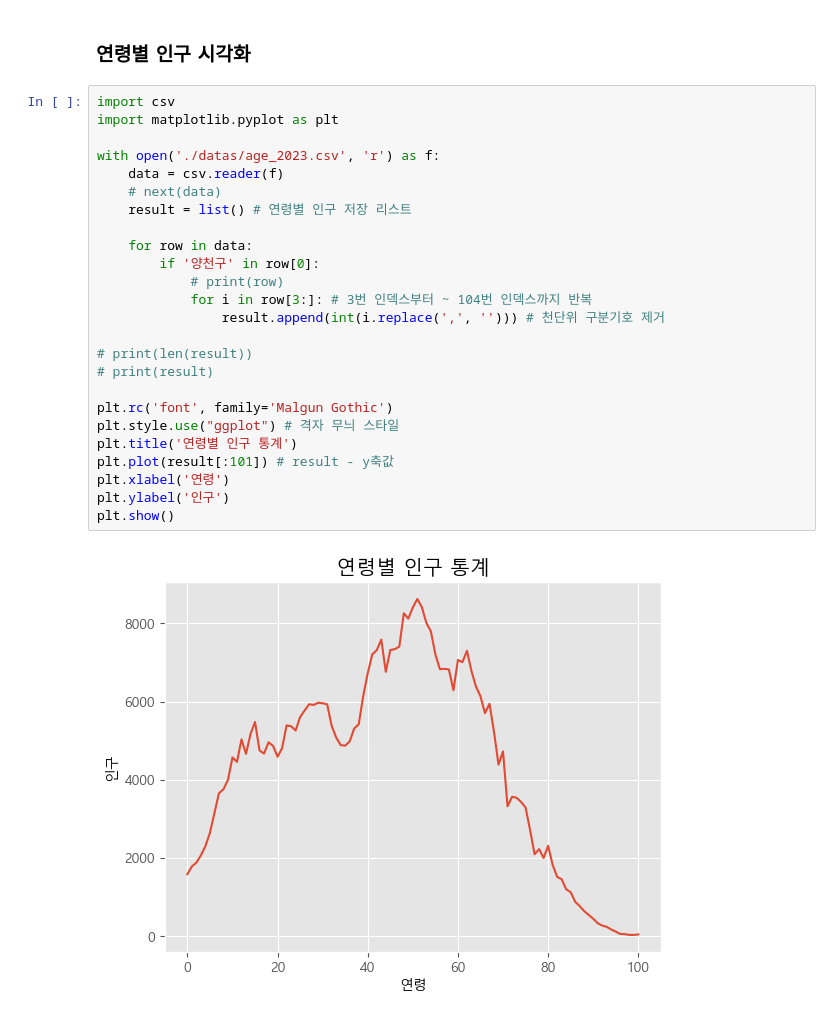
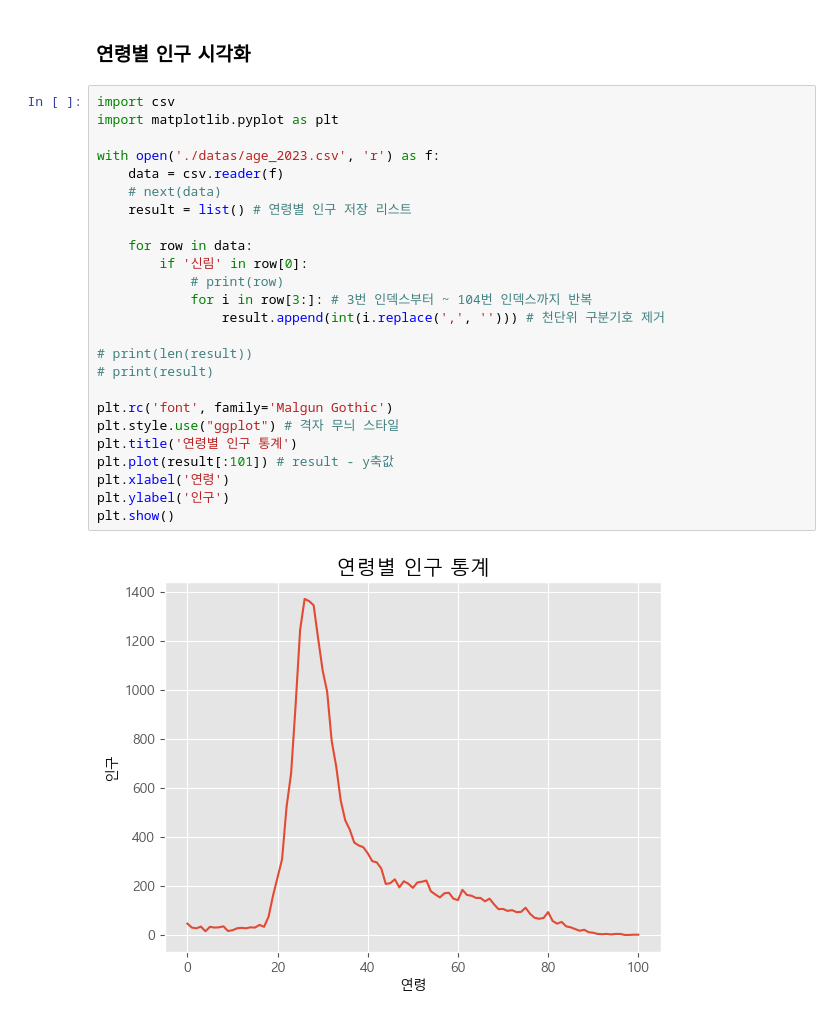
Before and after one commit to pshho/anaconda, a Jupyter notebook: green_data/population1.ipynb, the cells around one changed output. Cells and saved outputs as stored; diff of their text form.

```diff
--- a/green_data/population1.ipynb
+++ b/green_data/population1.ipynb
@@ -27,27 +27,27 @@ f.close()
 # %%
 import csv
 import matplotlib.pyplot as plt
 
 with open('./datas/age_2023.csv', 'r') as f:
     data = csv.reader(f)
     # next(data)
     result = list() # 연령별 인구 저장 리스트
 
     for row in data:
-        if '양천구' in row[0]:
+        if '신림' in row[0]:
             # print(row)
             for i in row[3:]: # 3번 인덱스부터 ~ 104번 인덱스까지 반복
                 result.append(int(i.replace(',', ''))) # 천단위 구분기호 제거
 
 # print(len(result))
 # print(result)
 
 plt.rc('font', family='Malgun Gothic')
 plt.style.use("ggplot") # 격자 무늬 스타일
 plt.title('연령별 인구 통계')
 plt.plot(result[:101]) # result - y축값
 plt.xlabel('연령')
 plt.ylabel('인구')
 plt.show()
 # %% [output]
-[figure, old version]
+[figure, new version]
```
Also changed, not shown: parts of 1 cell of this notebook, 5 other files.
